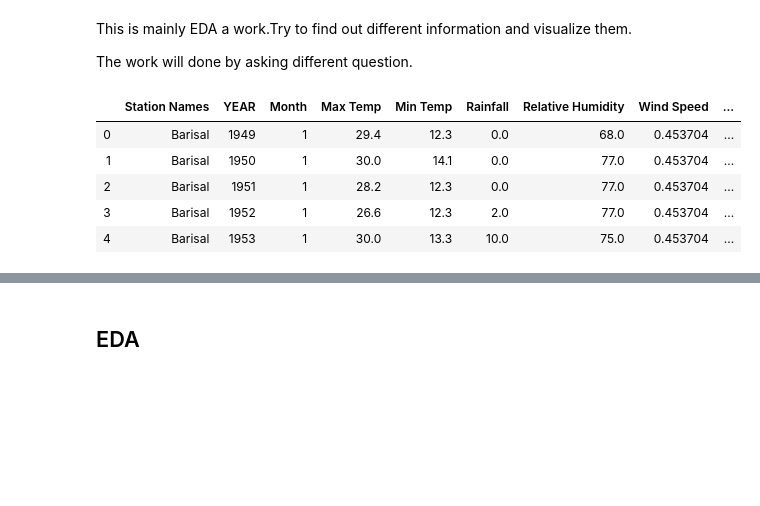
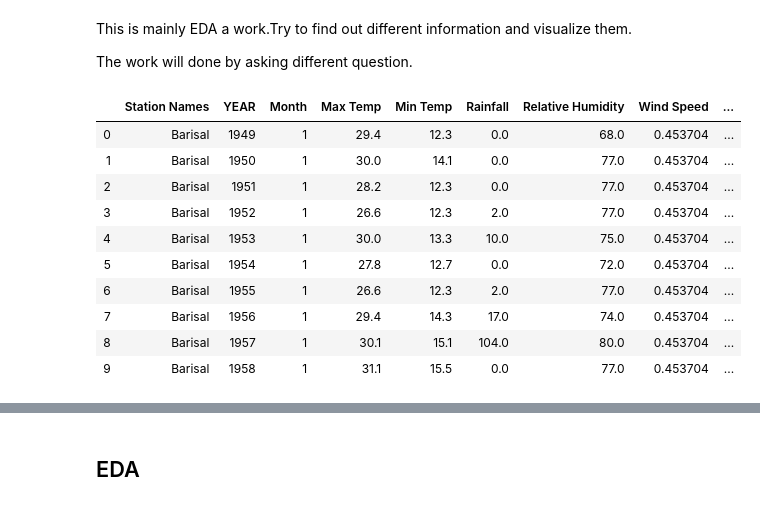
Before and after one commit to LIMON100/Rainfall-in-Bangladesh, a Jupyter notebook: EDA.ipynb, the cells around one changed output, grey strips where cells are left out. Saved outputs shown, nothing was run; the diff lists cells and outputs as text; code cells hidden in the pictures; blank space fills up the shorter version.

```diff
--- a/EDA.ipynb
+++ b/EDA.ipynb
@@ -12,14 +12,19 @@ import matplotlib.pyplot as plt
 # %%
 df = pd.read_csv('65 Years of Weather Data Bangladesh (1948 - 2013).csv')
 # %%
-df.head()
+df.head(10)
 # %% [output]
 |  | Station Names | YEAR | Month | Max Temp | Min Temp | Rainfall | Relative Humidity | Wind Speed | ... |
 | 0 | Barisal | 1949 | 1 | 29.4 | 12.3 | 0.0 | 68.0 | 0.453704 | ... |
 | 1 | Barisal | 1950 | 1 | 30.0 | 14.1 | 0.0 | 77.0 | 0.453704 | ... |
 | 2 | Barisal | 1951 | 1 | 28.2 | 12.3 | 0.0 | 77.0 | 0.453704 | ... |
 | 3 | Barisal | 1952 | 1 | 26.6 | 12.3 | 2.0 | 77.0 | 0.453704 | ... |
 | 4 | Barisal | 1953 | 1 | 30.0 | 13.3 | 10.0 | 75.0 | 0.453704 | ... |
+| 5 | Barisal | 1954 | 1 | 27.8 | 12.7 | 0.0 | 72.0 | 0.453704 | ... |
+| 6 | Barisal | 1955 | 1 | 26.6 | 12.3 | 2.0 | 77.0 | 0.453704 | ... |
+| 7 | Barisal | 1956 | 1 | 29.4 | 14.3 | 17.0 | 74.0 | 0.453704 | ... |
+| 8 | Barisal | 1957 | 1 | 30.1 | 15.1 | 104.0 | 80.0 | 0.453704 | ... |
+| 9 | Barisal | 1958 | 1 | 31.1 | 15.5 | 0.0 | 77.0 | 0.453704 | ... |
 # %%
 df.isnull().sum()
 # %% [output]
```
Also changed, not shown: parts of 7 cells of this notebook.
